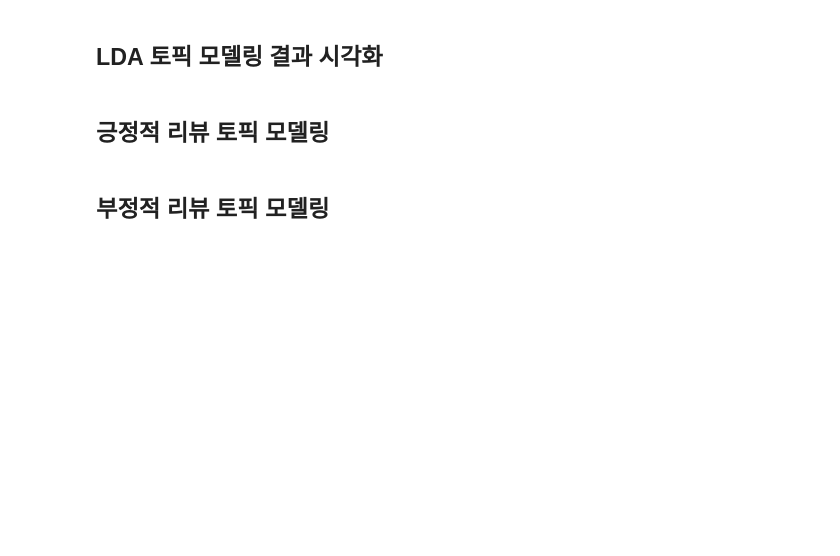
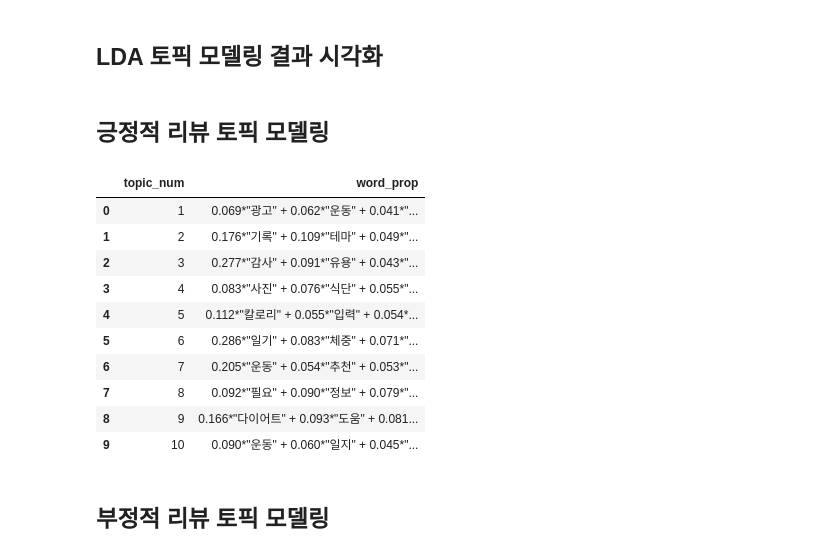
Before and after one commit to park-gb/mHealthApp-review-textmining, a Jupyter notebook: mHeatlhApp-review-textmining.ipynb, the cells around one changed output. Drawn from its saved outputs; the diff is of its cells as text; code cells hidden in the pictures; blank space fills up the shorter version.

```diff
--- a/mHeatlhApp-review-textmining.ipynb
+++ b/mHeatlhApp-review-textmining.ipynb
@@ -289,3 +291,12 @@ def lda_modeling(review_prep):
+# %%
+def print_topic_prop(topics, RATING):
+    topic_values = []
+    for topic in topics:
+        topic_value = topic[1]
+        topic_values.append(topic_value)
+    topic_prop = pd.DataFrame({"topic_num" : list(range(1, NUM_TOPICS + 1)), "word_prop": topic_values})
+    topic_prop.to_excel('./result/topic_prop_' + RATING +  '.xlsx')
+    display(topic_prop)
 # %% [markdown]
 ## LDA 토픽 모델링 결과 시각화
 # %%
@@ -300,5 +311,20 @@ def lda_visualize(model, corpus, dictionary, RATING):
 ## 긍정적 리뷰 토픽 모델링
 # %%
 model, corpus, dictionary = lda_modeling(review_prep_pos)
-RATING = 'pos'
-lda_visualize(model, corpus, dictionary, RATING)
+NUM_WORDS = 10
+# %%
+RATING = 'pos'
+topics = model.print_topics(num_words = NUM_WORDS)
+print_topic_prop(topics, RATING)
+# %% [output]
+|  | topic_num | word_prop |
+| 0 | 1 | 0.069*"광고" + 0.062*"운동" + 0.041*"... |
+| 1 | 2 | 0.176*"기록" + 0.109*"테마" + 0.049*"... |
+| 2 | 3 | 0.277*"감사" + 0.091*"유용" + 0.043*"... |
+| 3 | 4 | 0.083*"사진" + 0.076*"식단" + 0.055*"... |
+| 4 | 5 | 0.112*"칼로리" + 0.055*"입력" + 0.054*... |
+| 5 | 6 | 0.286*"일기" + 0.083*"체중" + 0.071*"... |
+| 6 | 7 | 0.205*"운동" + 0.054*"추천" + 0.053*"... |
+| 7 | 8 | 0.092*"필요" + 0.090*"정보" + 0.079*"... |
+| 8 | 9 | 0.166*"다이어트" + 0.093*"도움" + 0.081... |
+| 9 | 10 | 0.090*"운동" + 0.060*"일지" + 0.045*"... |
```
Also changed, not shown: parts of 5 cells of this notebook, 5 other files.
